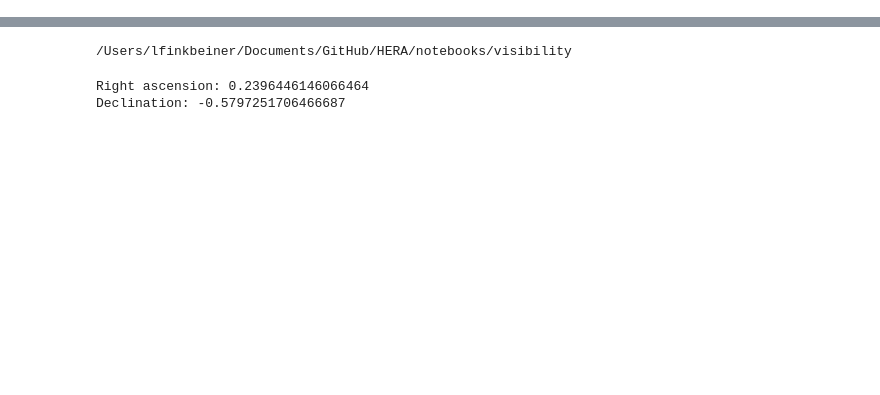
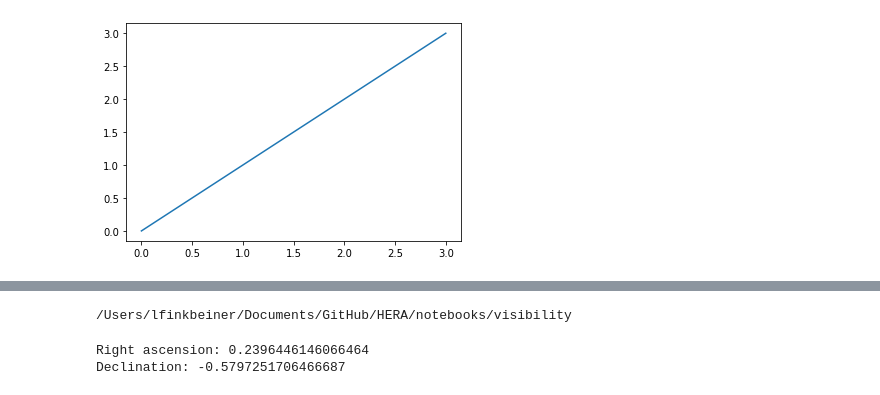
Before and after one commit to 3276908917/skyflux, a Jupyter notebook: notebooks/visibility/all_ones.ipynb, the cells around one changed output, grey strips where cells are left out. Drawn from its saved outputs; the diff is of its cells as text; code cells hidden in the pictures; blank space fills up the shorter version.

```diff
--- a/notebooks/visibility/all_ones.ipynb
+++ b/notebooks/visibility/all_ones.ipynb
@@ -1,3 +1,11 @@
+# %%
+%matplotlib inline
+import matplotlib.pyplot as plt
+
+plt.plot([0, 1, 2, 3], [0, 1, 2, 3])
+plt.show()
+# %% [output]
+[figure, added]
 # %%
 cd ../..
 # %% [output]
```
Also changed, not shown: parts of 4 cells of this notebook, 5 other files.
